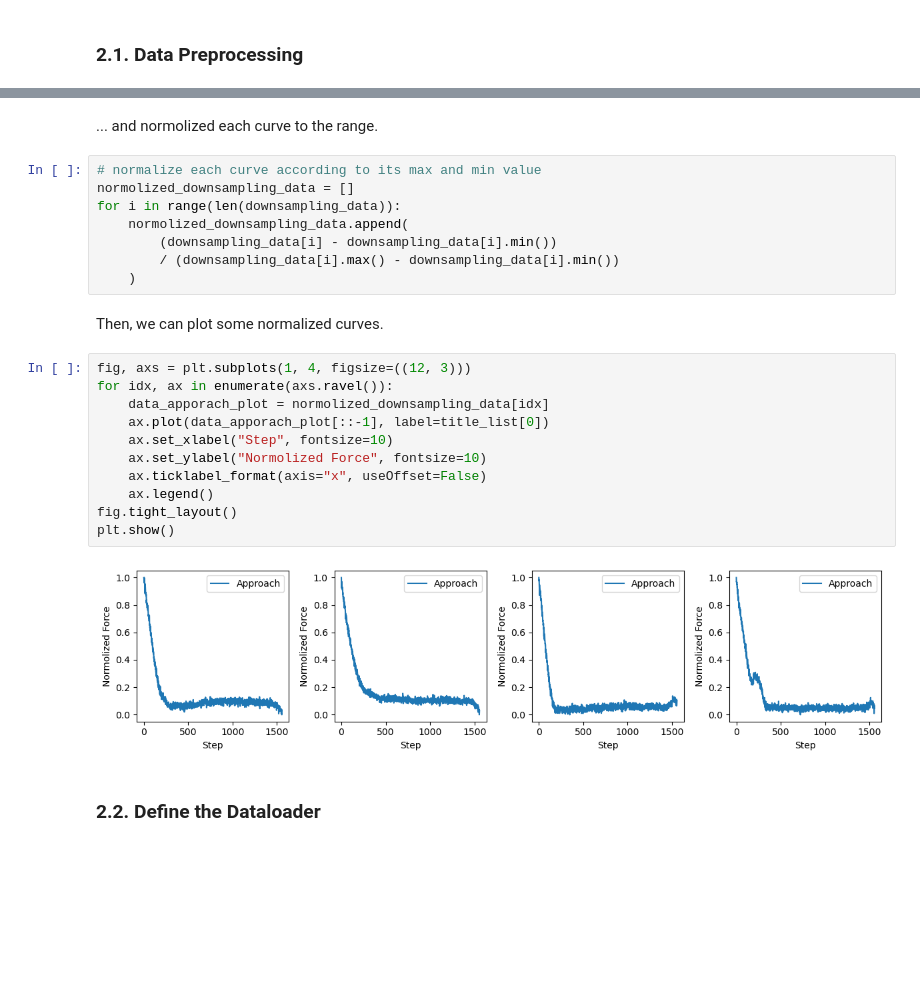
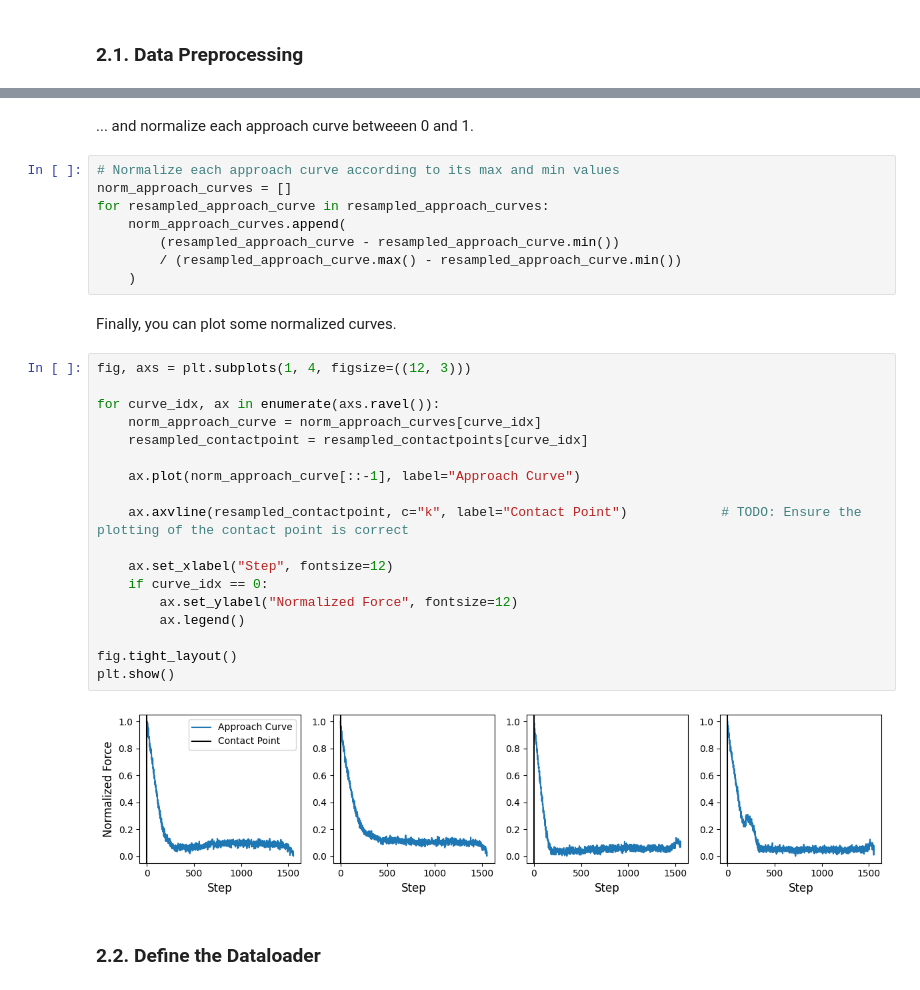
Before and after one commit to Prakhar-Dutta/ASAP, a Jupyter notebook: tutorial/QC/QC.ipynb, the cells around one changed output, grey strips where cells are left out. Cells and saved outputs as stored; diff of their text form; blank space fills up the shorter version.

```diff
--- a/tutorial/QC/QC.ipynb
+++ b/tutorial/QC/QC.ipynb
@@ -143,28 +161,35 @@ for indx in range(len(approach_curves)):
 # %% [markdown]
-... and normolized each curve to the range.
+... and normalize each approach curve betweeen 0 and 1.
 # %%
-# normalize each curve according to its max and min value
-normolized_downsampling_data = []
-for i in range(len(downsampling_data)):
-    normolized_downsampling_data.append(
-        (downsampling_data[i] - downsampling_data[i].min())
-        / (downsampling_data[i].max() - downsampling_data[i].min())
+# Normalize each approach curve according to its max and min values
+norm_approach_curves = []
+for resampled_approach_curve in resampled_approach_curves:
+    norm_approach_curves.append(
+        (resampled_approach_curve - resampled_approach_curve.min())
+        / (resampled_approach_curve.max() - resampled_approach_curve.min())
     )
 # %% [markdown]
-Then, we can plot some normalized curves.
+Finally, you can plot some normalized curves.
-# %%
-fig, axs = plt.subplots(1, 4, figsize=((12, 3)))
-for idx, ax in enumerate(axs.ravel()):
-    data_apporach_plot = normolized_downsampling_data[idx]
-    ax.plot(data_apporach_plot[::-1], label=title_list[0])
-    ax.set_xlabel("Step", fontsize=10)
-    ax.set_ylabel("Normolized Force", fontsize=10)
-    ax.ticklabel_format(axis="x", useOffset=False)
-    ax.legend()
-fig.tight_layout()
-plt.show()
-# %% [output]
-[figure, removed]
+# %%
+fig, axs = plt.subplots(1, 4, figsize=((12, 3)))
+
+for curve_idx, ax in enumerate(axs.ravel()):
+    norm_approach_curve = norm_approach_curves[curve_idx]
+    resampled_contactpoint = resampled_contactpoints[curve_idx]
+
+    ax.plot(norm_approach_curve[::-1], label="Approach Curve")
+
+    ax.axvline(resampled_contactpoint, c="k", label="Contact Point")            # TODO: Ensure the plotting of the contact point is correct
+
+    ax.set_xlabel("Step", fontsize=12)
+    if curve_idx == 0:
+        ax.set_ylabel("Normalized Force", fontsize=12)
+        ax.legend()
+
+fig.tight_layout()
+plt.show()
+# %% [output]
+[figure, added]
 # %% [markdown]
 ### 2.2. Define the Dataloader
 # %% [markdown]
```
Also changed, not shown: parts of 31 cells of this notebook.
